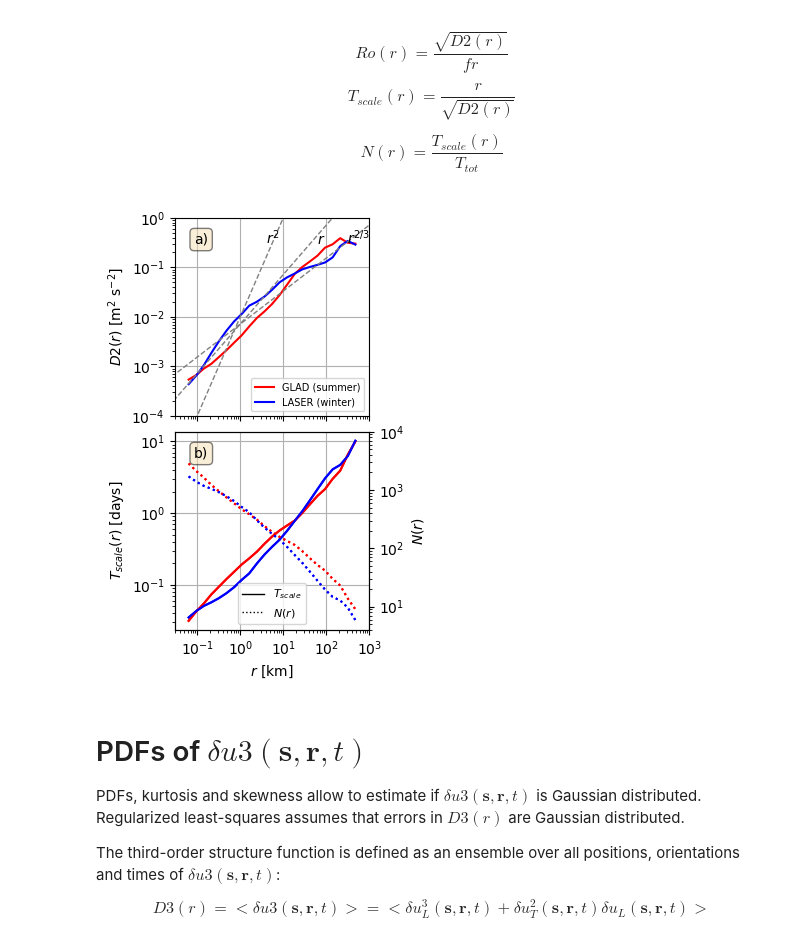
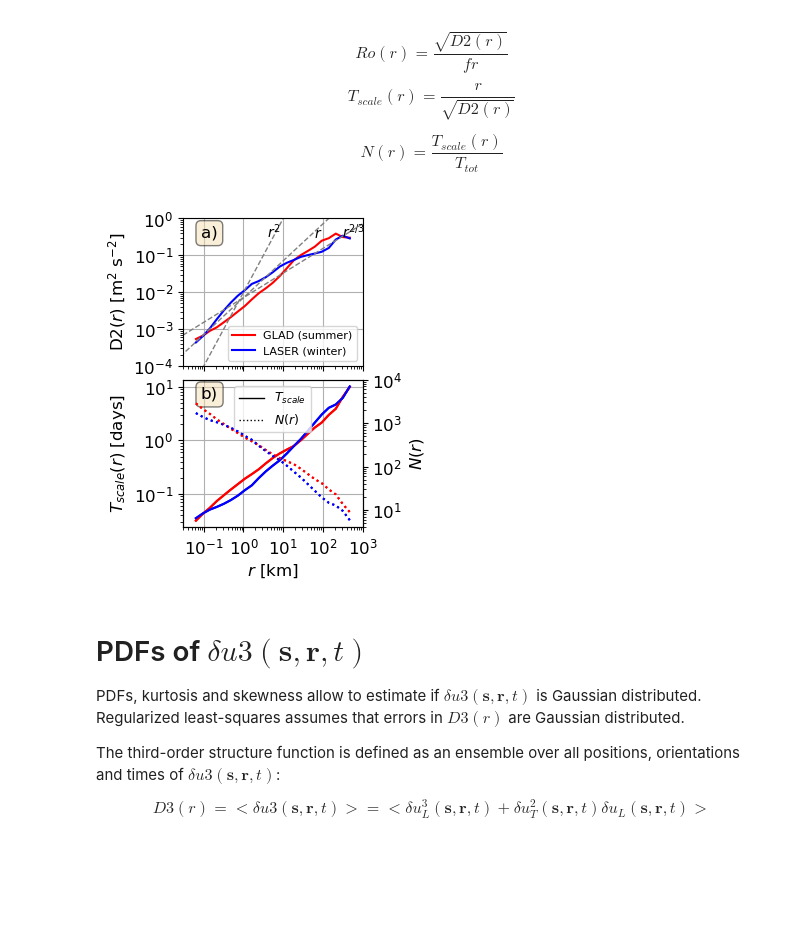
Before and after one commit to manuelogtzv/SF3_RLS, a Jupyter notebook: Drifter_SFs_Fluxes.ipynb, the cells around one changed output. Drawn from its saved outputs; the diff is of its cells as text; code cells hidden in the pictures; blank space fills up the shorter version.

```diff
--- a/Drifter_SFs_Fluxes.ipynb
+++ b/Drifter_SFs_Fluxes.ipynb
@@ -27,10 +30,10 @@ from structfunc2KEflux import *
 import pickle
 
 # Loads trajectories
-with open('./traj_mat_GLAD_15min_04_May_2021.pkl', 'rb') as f:
+with open('./DrifterGoM/traj_mat_GLAD_15min_04_May_2021.pkl', 'rb') as f:
     glad_traj = pickle.load(f)
 
-with open('./traj_mat_LASER_15min_04_May_2021.pkl', 'rb') as f:
+with open('./DrifterGoM/traj_mat_LASER_15min_04_May_2021.pkl', 'rb') as f:
     laser_traj = pickle.load(f)
 
 glad_x = glad_traj['trajmat_X']
@@ -118,7 +123,7 @@ fg0.savefig('./FiguresMethodsPaper/fig_trajdrifters.png', bbox_inches = 'tight',
 indi = 5
 indf = 28
 # Load GLAD pairs_sep
-with open('./pairs_sep_GLAD.pkl', 'rb') as f:
+with open('./DrifterGoM/pairs_sep_GLAD.pkl', 'rb') as f:
     glad_all = pickle.load(f)
 
 glad_dul = glad_all['dul'][indi:indf]
@@ -126,9 +131,9 @@ glad_dut = glad_all['dut'][indi:indf]
 dist_all = glad_all['dist_axis'][indi:indf]
 
 # Load LASER pairs_sep
-with open('./pairs_sep_LASER.pkl', 'rb') as f:
+with open('./DrifterGoM/pairs_sep_LASER.pkl', 'rb') as f:
     laser_all = pickle.load(f)
 
+laser_dut = laser_all['dut'][indi:indf]
 laser_dul = laser_all['dul'][indi:indf]
-laser_dut = laser_all['dut'][indi:indf]
 # %%
@@ -408,64 +281,67 @@ dof_laser = Ttot_laser/tcorr_laser
 # %%
-fig2, ax2 = plt.subplots(2, 1, figsize=(3.5, 5), sharex=True)
+fig2, ax2 = plt.subplots(2, 1, figsize=(3.5, 4), sharex=True)
 
 distkm = dist_all*1e-3
 
 # --- Subplot 1: D2(r) ---
 ax2[0].loglog(distkm, glad_du2_mean, 'r', label='GLAD (summer)')
 ax2[0].loglog(distkm, laser_du2_mean, 'b', label='LASER (winter)')
-ax2[0].set_ylabel('$D2(r)$ [m$^2$ s$^{-2}$]')
 ax2[0].plot(np.arange(1e-2, 1e3, 10), np.arange(1e-2, 1e3, 10)**(2)/(1e2), '--', linewidth=1, color='gray')
 ax2[0].plot(np.arange(1e-2, 1e3, 10), np.arange(1e-2, 1e3, 10)/1.4e2, '--', linewidth=1, color='gray')
 ax2[0].plot(np.arange(1e-2, 1e3, 10), np.arange(1e-2, 1e3, 10)**(2/3)/1.4e2, '--', linewidth=1, color='gray')
-ax2[0].text(4, 3e-1, '$r^2$')
-ax2[0].text(0.6e2, 3e-1, '$r$')
-ax2[0].text(3e2, 3e-1, '$r^{2/3}$')
+ax2[0].text(4, 3e-1, '$r^2$', fontsize=10)
+ax2[0].text(0.6e2, 3e-1, '$r$', fontsize=10)
+ax2[0].text(3e2, 3e-1, '$r^{2/3}$', fontsize=10)
 ax2[0].set_xlim(3e-2, 1e3)
 ax2[0].set_ylim(1e-4, 1e0)
-ax2[0].legend(fontsize=7)
-ax2[0].text(0.1, 0.87, 'a)', transform=ax2[0].transAxes, bbox=props)
-# ax2[0].set_xlabel('$r$ [km]')
+ax2[0].legend(fontsize=8)
+ax2[0].text(0.1, 0.87, 'a)', transform=ax2[0].transAxes, bbox=props, fontsize=12)
+ax2[0].set_ylabel('D2$(r)$ [m$^2$ s$^{-2}$]', fontsize=12)
+ax2[0].set_xticks([1e-1, 1e0, 1e1, 1e2, 1e3])
+ax2[0].tick_params(axis='y', labelsize=12)
 ax2[0].grid()
 
 # --- Subplot 2: T_scale(r) with N(r) on secondary y-axis ---
 ax2[1].loglog(distkm, tcorr_glad/86400, 'r', label='$T_{scale}$ GLAD')
 ax2[1].loglog(distkm, tcorr_laser/86400, 'b', label='$T_{scale}$ LASER')
-ax2[1].set_xlabel('$r$ [km]')
-ax2[1].set_ylabel('$T_{scale}(r)$ [days]', color='k')
-ax2[1].tick_params(axis='y', labelcolor='k')
-ax2[1].text(0.1, 0.87, 'b)', transform=ax2[1].transAxes, bbox=props)
+ax2[1].set_xlabel('$r$ [km]', fontsize=12)
+ax2[1].set_ylabel('$T_{scale}(r)$ [days]', color='k', fontsize=12)
+ax2[1].set_xticks([1e-1, 1e0, 1e1, 1e2, 1e3])
+ax2[1].tick_params(axis='both', labelcolor='k', labelsize=12)
+ax2[1].text(0.1, 0.87, 'b)', transform=ax2[1].transAxes, bbox=props, fontsize=12)
 
 # Secondary y-axis for N(r)
 ax2_1_sec = ax2[1].twinx()
 ax2_1_sec.loglog(distkm, dof_glad, 'r', linestyle=':', label='$N(r)$ GLAD')
 ax2_1_sec.loglog(distkm, dof_laser, 'b', linestyle=':', label='$N(r)$ LASER')
-ax2_1_sec.set_ylabel('$N(r)$', color='k')
-ax2_1_sec.tick_params(axis='y', labelcolor='k')
+ax2_1_sec.set_ylabel('$N(r)$', color='k', fontsize=12)
+ax2_1_sec.set_xticks([1e-1, 1e0, 1e1, 1e2, 1e3])
+ax2_1_sec.tick_params(axis='y', labelcolor='k', labelsize=12)
 ax2_1_sec.set_ylim(4e0, 1e4)
 ax2[1].grid()
 
 # Plot T_scale lines
 line1, = ax2[1].loglog(distkm, tcorr_glad/86400, 'r')  # only this line gets the label
 line2, = ax2[1].loglog(distkm, tcorr_laser/86400, 'b')  # no label
 
 # Plot N(r) lines on secondary y-axis
 line3, = ax2_1_sec.loglog(distkm, dof_glad, 'r', linestyle=':')  # only this line gets label
 line4, = ax2_1_sec.loglog(distkm, dof_laser, 'b', linestyle=':')  # no label
 
 # Create custom legend handles
 from matplotlib.lines import Line2D
 
 legend_handles = [
     Line2D([0], [0], color='k', linewidth=1, label='$T_{scale}$', linestyle='-'),
     Line2D([0], [0], color='k', linewidth=1, label='$N(r)$', linestyle=':')
 ]
 
-ax2[1].legend(handles=legend_handles, fontsize=8, loc='lower center')
+ax2[1].legend(handles=legend_handles, fontsize=9, loc='upper center')
 
-fig2.tight_layout(h_pad=-0.2)
-fig2.savefig('./FiguresMethodsPaper/fig_du2_drifter_N.png', bbox_inches='tight', format='png', dpi=500)
+fig2.tight_layout(h_pad=-0.45)
+fig2.savefig('./Figures/fig_du2_drifter_N.png', bbox_inches='tight', format='png', dpi=500)
 # %% [output]
-[figure, old version]
+[figure, new version]
 # %% [markdown]
 # PDFs of $\delta u3(\mathbf{s}, \mathbf{r}, t)$
 
```
Also changed, not shown: parts of 29 cells of this notebook, 2 other files.
